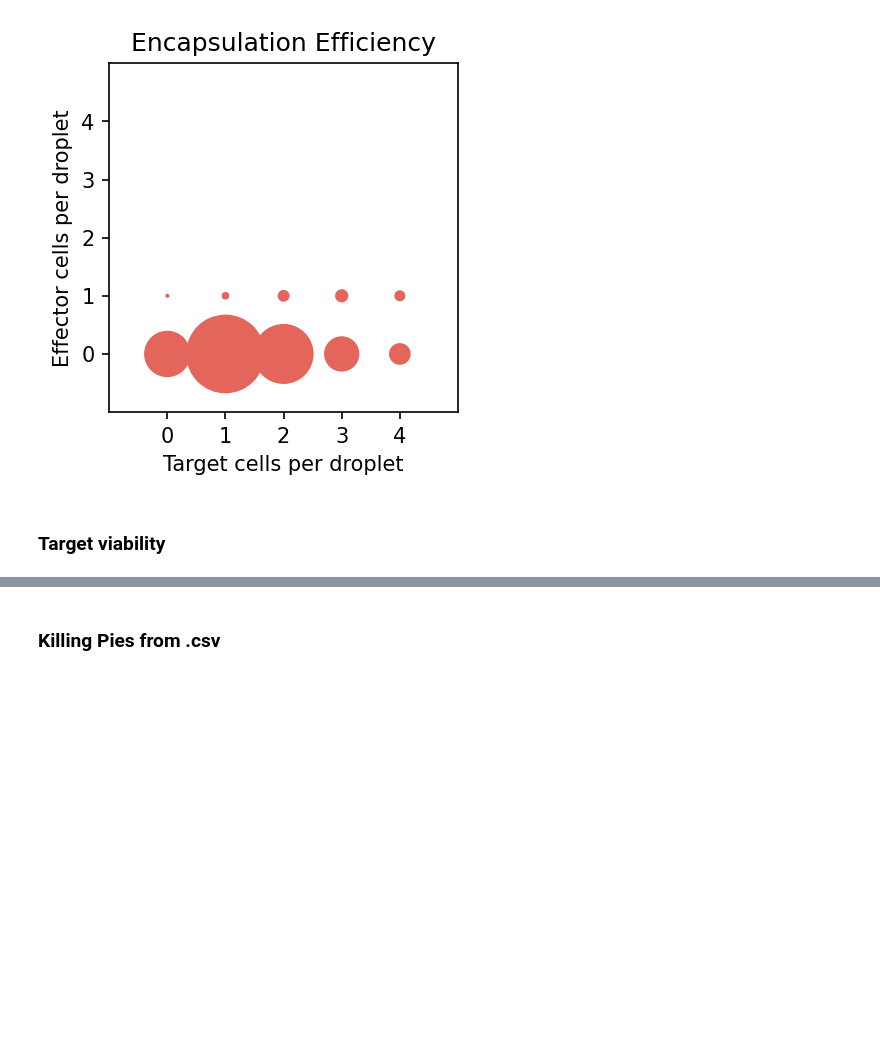
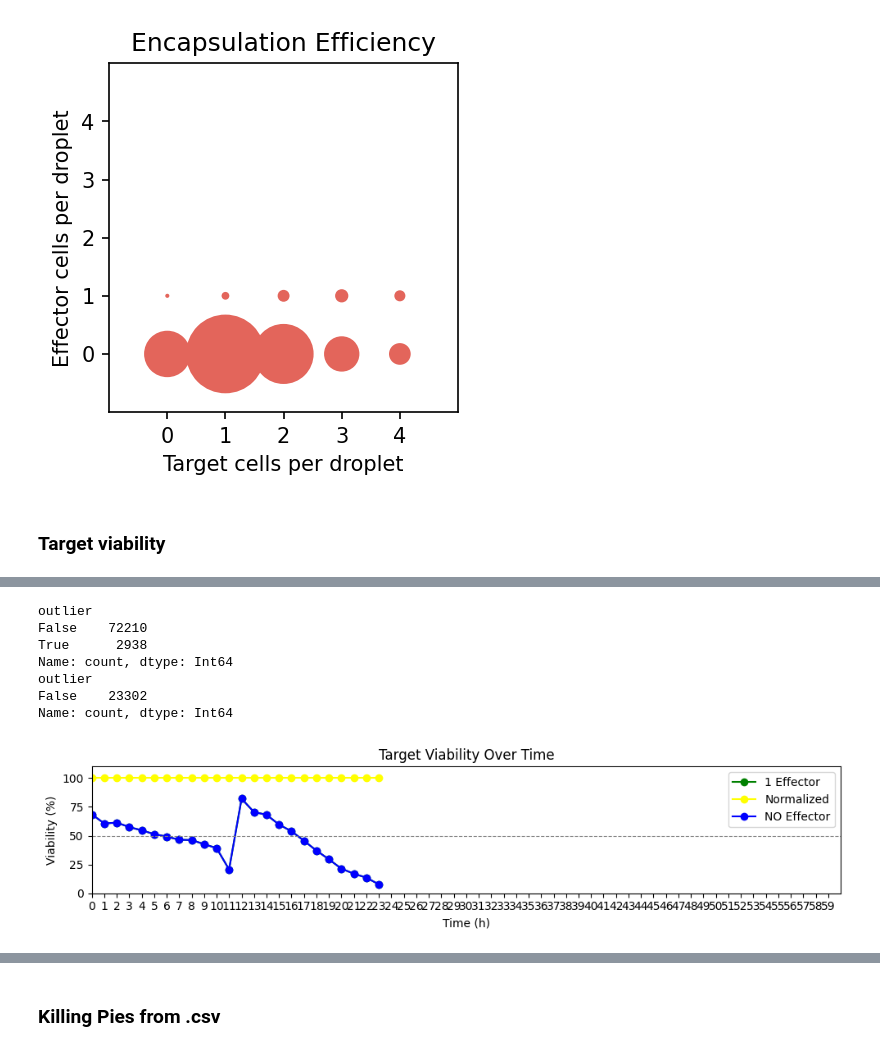
Before and after one commit to xgao32/droplet-phenotyping, a Jupyter notebook: Experiments/TECH_XG_009/full_analysis_clean.ipynb, the cells around one changed output, grey strips where cells are left out. Cells and saved outputs as stored; diff of their text form; code cells hidden in the pictures; blank space fills up the shorter version.

```diff
--- a/Experiments/TECH_XG_009/full_analysis_clean.ipynb
+++ b/Experiments/TECH_XG_009/full_analysis_clean.ipynb
@@ -156,0 +201,67 @@ frameID 1 Effector Viability (%)        NO Effector Viability (%)       Normaliz
+# %%
+
+droplet_df = prepare_data(RawLoader(expID).get_droplet_df(), 'cell_count_v3')
+print(droplet_df["outlier"].value_counts())
+
+viab_df = droplet_df.query('outlier == False & Total_Target >= 2 & Total_Target <=3 & Total_Effector == 0').copy()
+print(viab_df["outlier"].value_counts())
+
+viab_df = viab_df.groupby('frameID')[['dead_Target', 'Total_Target']].sum().reset_index()
+viab_df = viab_df.query('frameID <= 60')
+viab_df['viability (%)'] = 100 * (1 - viab_df['dead_Target'] / viab_df['Total_Target'])
+
+for _, row in viab_df.iterrows():
+    total = row['Total_Target']
+    dead = row['dead_Target']
+    viability = 100 * (1 - dead / total) if total != 0 else 0
+    #print(f"ID {int(row['frameID'])}: {int(dead)} / {int(total)} dead = {viability:.2f}% viability")
+
+norm_df = droplet_df.query('outlier == False & Total_Target >= 2 & Total_Target <=3 & Total_Effector == 0').copy()#outlier == False
+norm_df = norm_df.groupby('frameID')[['dead_Target', 'Total_Target']].sum().reset_index()
+norm_df = norm_df.query('frameID <= 60')
+norm_df['viability (%)'] = 100 * (1 - norm_df['dead_Target'] / norm_df['Total_Target'])
+
+for _, row in norm_df.iterrows():
+    total = row['Total_Target']
+    dead = row['dead_Target']
+    norm_viability = 100 * (1 - dead / total) if total != 0 else 0
+
+# normalise viab_df with norm_df
+viab_df['normalized viability (%)'] = viab_df['viability (%)'] / norm_df['viability (%)'] * 100
+
+# Plot viability
+fig, (ax) = plt.subplots(1, 1, figsize=(10, 2.5), dpi=100)
+ax.plot(viab_df['frameID'], viab_df['viability (%)'], marker='o', color='green', label='1 Effector')
+ax.plot(viab_df['frameID'], viab_df['normalized viability (%)'], marker='o', color='yellow', label='Normalized')
+ax.plot(norm_df['frameID'], norm_df['viability (%)'], marker='o', color='blue', label='NO Effector')
+ax.set_ylim(0, 110)  # 10% headroom
+ax.axhline(50, color='gray', linestyle='--', linewidth=0.8)  # Add 50% line
+ax.set_xlim(0, 60)
+ax.set_xticks(range(60))  # Hour ticks: 0 to 9
+ax.set_xlabel("Time (h)")
+ax.set_ylabel("Viability (%)")
+ax.set_title("Target Viability Over Time")
+ax.legend()
+plt.tight_layout()
+plt.show()
+
+# print all values for 1 Effector and Normalized and NO Effector as table i can copy into excel
+print("frameID\t1 Effector Viability (%)\tNO Effector Viability (%)\tNormalized Viability (%)")
+for _, row in viab_df.iterrows():
+    frameID = int(row['frameID'])
+    effector_viability = row['viability (%)']
+    normalized_viability = row['normalized viability (%)']
+    try:
+        no_effector_viability = norm_df.query(f'frameID == {frameID}')['viability (%)'].values[0]
+    except IndexError:
+        no_effector_viability = 0
+    print(f"{frameID}\t{effector_viability:.2f}\t{no_effector_viability:.2f}\t{normalized_viability:.2f}")
+# %% [output]
+outlier
+False    72210
+True      2938
+Name: count, dtype: Int64
+outlier
+False    23302
+Name: count, dtype: Int64
+[figure, added]
```
Also changed, not shown: parts of 7 cells of this notebook, 13 other files.
